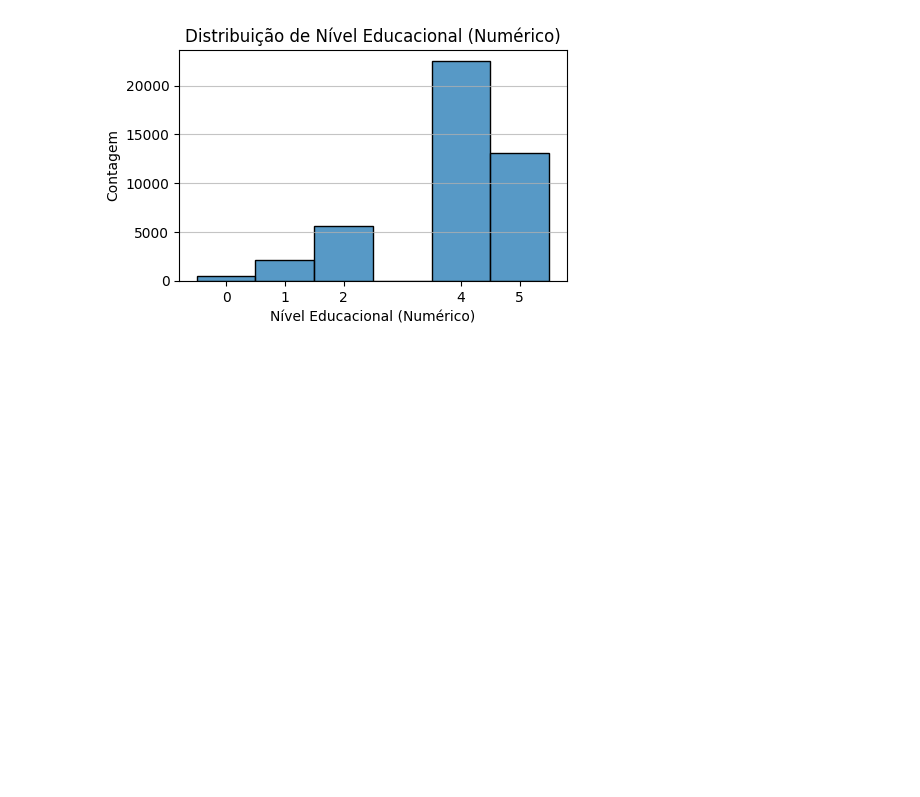
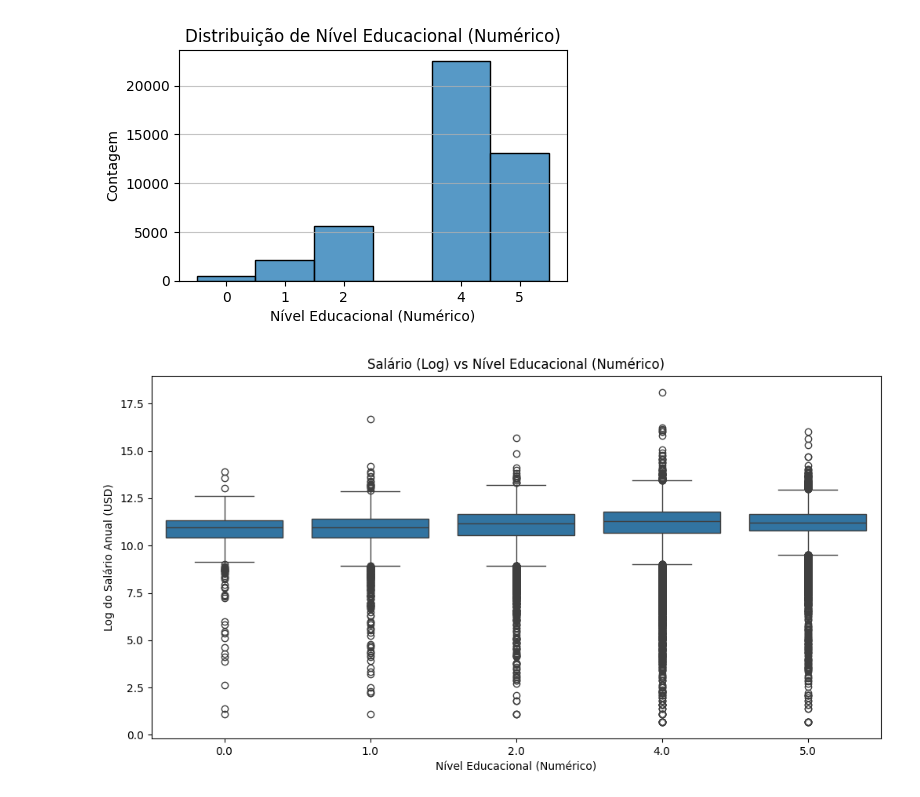
Before and after one commit to KitamuraY3/portfolio-data-science-yukio, a Jupyter notebook: Machine_Learning/Linear_Regression/Developer_Survey/Developer_Survey.ipynb, the cells around one changed output. Cells and saved outputs as stored; diff of their text form; code cells hidden in the pictures; blank space fills up the shorter version.

```diff
--- a/Machine_Learning/Linear_Regression/Developer_Survey/Developer_Survey.ipynb
+++ b/Machine_Learning/Linear_Regression/Developer_Survey/Developer_Survey.ipynb
@@ -66,6 +66,9 @@ Length: 84, dtype: int64
 # 3. ANÁLISE EXPLORATÓRIA DE DADOS (EDA):
 # %% [markdown]
 ## 3.1. DISTRIBUIÇÃO DO SALÁRIO ANUAL CONVERTIDO (TARGET) - ConvertedCompYearly:
+# %%
+# DROP NO ID:
+df.drop(columns=['ResponseId'], inplace=True)
 # %%
 # A. VALORES AUSENTES:
 print("Quantidade de valores ausentes:", df['ConvertedCompYearly'].isnull().sum())
@@ -217,3 +220,13 @@ plt.grid(axis='y', alpha=0.75)
 plt.show()
 # %% [output]
 [figure]
+# %%
+# BOXPLOT PARA A RELAÇÃO ENTRE NÍVEL EDUCACIONAL E SALÁRIO (LOG):
+plt.figure(figsize=(12, 6))
+sns.boxplot(x='EdLevel_numeric', y='ConvertedCompYearly_log', data=df_log.dropna(subset=['EdLevel_numeric']))
+plt.title('Salário (Log) vs Nível Educacional (Numérico)')
+plt.xlabel('Nível Educacional (Numérico)')
+plt.ylabel('Log do Salário Anual (USD)')
+plt.show()
+# %% [output]
+[figure, added]
```
Also changed, not shown: parts of 28 cells of this notebook.
